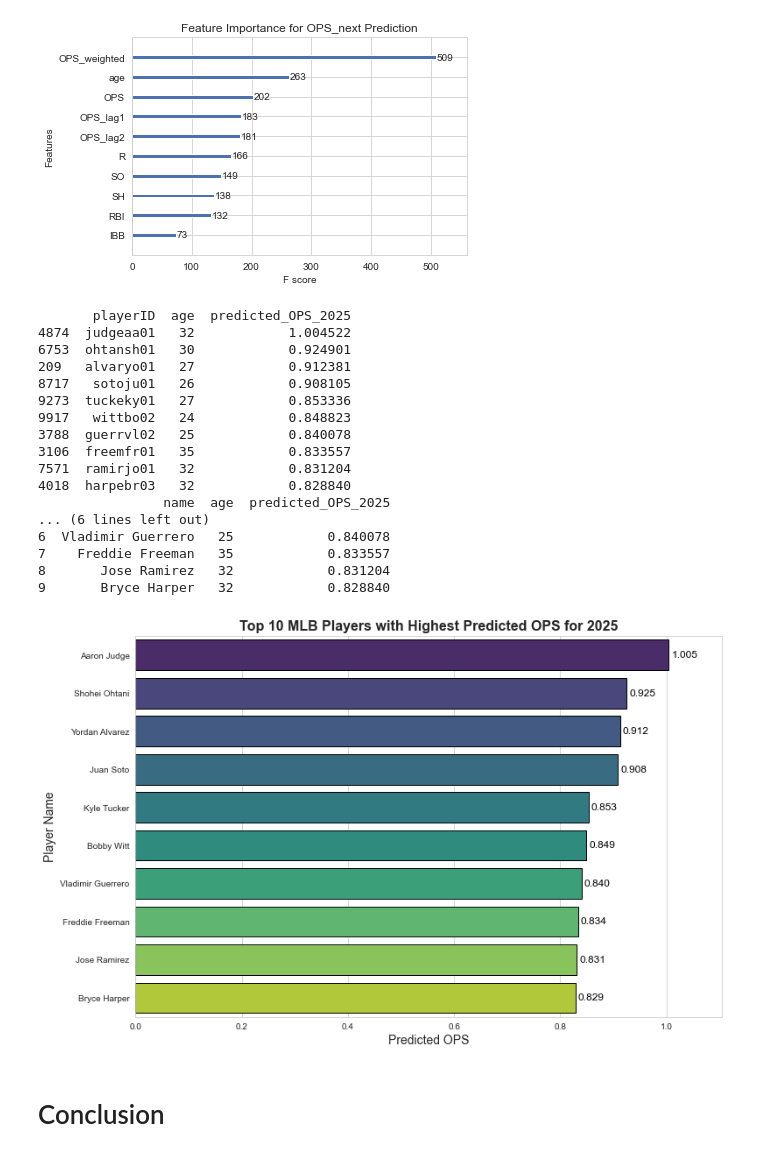
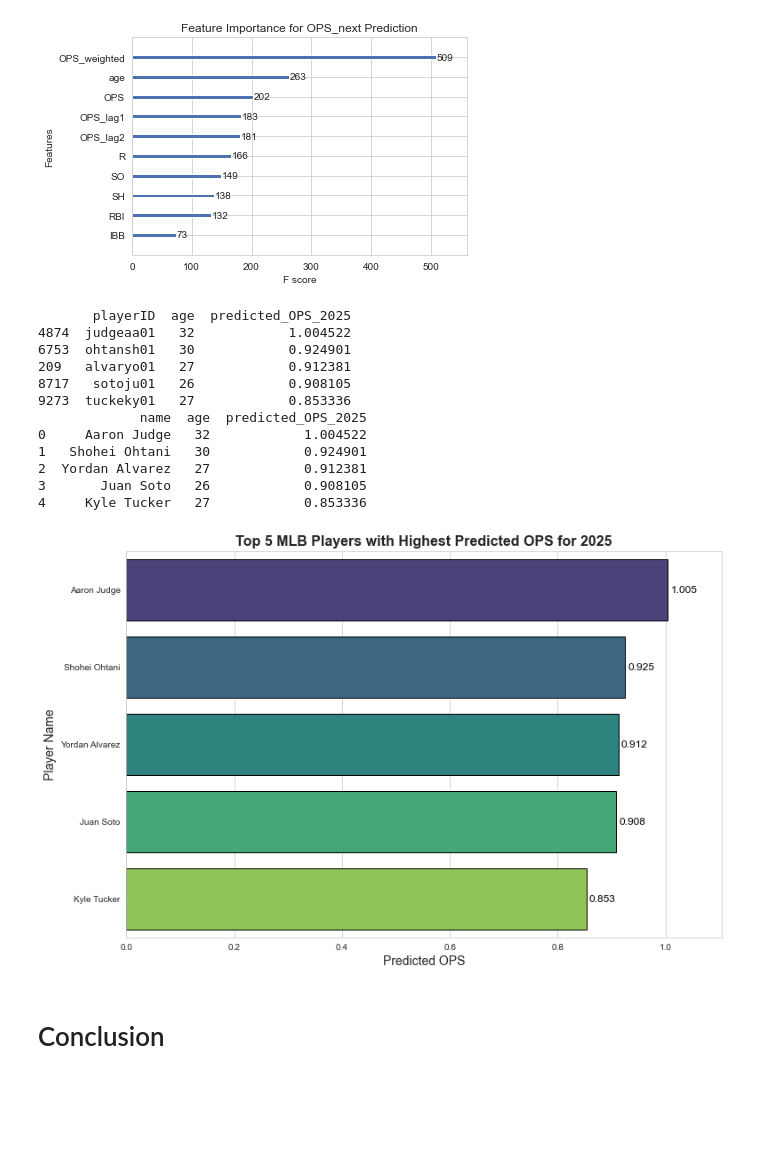
Before and after one commit to sfp13VA/MLB_hitter_production, a Jupyter notebook: notebook.ipynb, the cells around one changed output. Saved outputs shown, nothing was run; the diff lists cells and outputs as text; code cells hidden in the pictures; blank space fills up the shorter version.

```diff
--- a/notebook.ipynb
+++ b/notebook.ipynb
@@ -512,7 +491,9 @@ df_clean = df_clean.dropna(subset=['OPS_lag1', 'OPS_lag2'])
 
 df_clean['OPS_weighted'] = (5 * df_clean['OPS'] + 4 * df_clean['OPS_lag1'] + 3 * df_clean['OPS_lag2']) / 12
 # %%
-# for recommendations, to predeict 2025 on 2024 data
+# for recommendations, to predict 2025 on 2024 data
+# prepare features
+features = ['age', 'R', 'RBI', 'SO', 'IBB', 'SH', 'OPS', 'OPS_lag1', 'OPS_lag2', 'OPS_weighted']
 df_2024 = df_clean[df_clean['yearID'] == 2024].copy()
 
 X_2024 = df_2024[features]
@@ -520,10 +501,5 @@ X_2024 = df_2024[features]
 X_2024 = X_2024.replace([np.inf, -np.inf], np.nan)
 imputer = SimpleImputer(strategy='mean')
 X_2024 = pd.DataFrame(imputer.fit_transform(X_2024), columns=X_2024.columns, index=X_2024.index)
-
-missing_cols = set(X_train.columns) - set(X_2024.columns)
-for col in missing_cols:
-    X_2024[col] = 0
-X_2024 = X_2024[X_train.columns]
 # %%
 # prepare features and target
@@ -670,13 +644,13 @@ plt.show()
 # %%
 # predict
 df_2024['predicted_OPS_2025'] = best_xgb.predict(X_2024)
-top_10 = df_2024.sort_values('predicted_OPS_2025', ascending=False).head(10)
-print(top_10[['playerID', 'age', 'predicted_OPS_2025']])
+top_5 = df_2024.sort_values('predicted_OPS_2025', ascending=False).head(5)
+print(top_5[['playerID', 'age', 'predicted_OPS_2025']])
 
 # get names from the people table to improve interpretability
-top_10_named = pd.merge(top_10, people[['playerID', 'nameFirst', 'nameLast']], on='playerID', how='left')
-top_10_named['name'] = top_10_named['nameFirst'] + ' ' + top_10_named['nameLast']
-print(top_10_named[['name', 'age', 'predicted_OPS_2025']])
+top_5_named = pd.merge(top_5, people[['playerID', 'nameFirst', 'nameLast']], on='playerID', how='left')
+top_5_named['name'] = top_5_named['nameFirst'] + ' ' + top_5_named['nameLast']
+print(top_5_named[['name', 'age', 'predicted_OPS_2025']])
 # %% [output]
        playerID  age  predicted_OPS_2025
 4874  judgeaa01   32            1.004522
@@ -684,49 +658,44 @@ print(top_10_named[['name', 'age', 'predicted_OPS_2025']])
 209   alvaryo01   27            0.912381
 8717   sotoju01   26            0.908105
 9273  tuckeky01   27            0.853336
-9917   wittbo02   24            0.848823
-3788  guerrvl02   25            0.840078
-3106  freemfr01   35            0.833557
-7571  ramirjo01   32            0.831204
-4018  harpebr03   32            0.828840
-                name  age  predicted_OPS_2025
-... (6 lines left out)
-6  Vladimir Guerrero   25            0.840078
-7    Freddie Freeman   35            0.833557
-8       Jose Ramirez   32            0.831204
-9       Bryce Harper   32            0.828840
+             name  age  predicted_OPS_2025
+0     Aaron Judge   32            1.004522
+1   Shohei Ohtani   30            0.924901
+2  Yordan Alvarez   27            0.912381
+3       Juan Soto   26            0.908105
+4     Kyle Tucker   27            0.853336
 # %%
 # sort by predicted 2025 OPS
-top_10_named = top_10_named.sort_values('predicted_OPS_2025', ascending=False)
+top_5_named = top_5_named.sort_values('predicted_OPS_2025', ascending=False)
 
 #set a clean, easy to see style
 sns.set_style('whitegrid')
 
 # create bar plot
 plt.figure(figsize=(12, 8))
 sns.barplot(
     x='predicted_OPS_2025',
     y='name',
-    data=top_10_named,
+    data=top_5_named,
     palette='viridis',
     edgecolor='black'
 )
 
 # add value labels on bars
-for i, v in enumerate(top_10_named['predicted_OPS_2025']):
+for i, v in enumerate(top_5_named['predicted_OPS_2025']):
     plt.text(v + 0.005, i, f'{v:.3f}', va='center', fontsize=12, color='black')
 
 # titles and labels
-plt.title('Top 10 MLB Players with Highest Predicted OPS for 2025', fontsize=16, fontweight='bold')
+plt.title('Top 5 MLB Players with Highest Predicted OPS for 2025', fontsize=16, fontweight='bold')
 plt.xlabel('Predicted OPS', fontsize=14)
 plt.ylabel('Player Name', fontsize=14)
 
 # show graph
-plt.xlim(0, top_10_named['predicted_OPS_2025'].max() + 0.1)
-plt.savefig('top 10 players')
+plt.xlim(0, top_5_named['predicted_OPS_2025'].max() + 0.1)
+plt.savefig('top 5 players')
 plt.show()
 # %% [output]
-[figure, old version]
+[figure, new version]
 # %% [markdown]
 # Conclusion
 # %% [markdown]
```
Also changed, not shown: parts of 17 cells of this notebook, 2 other files.
